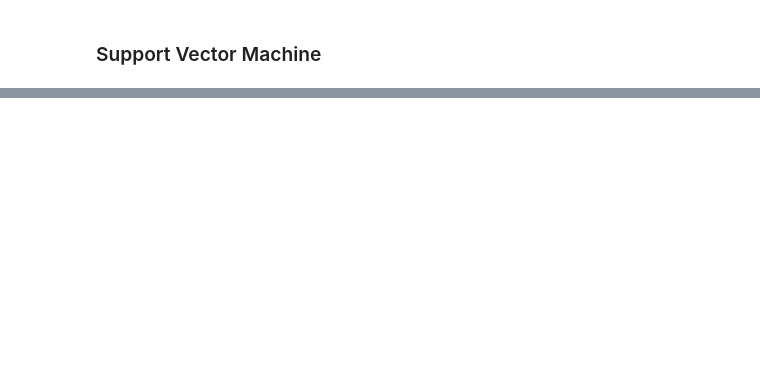
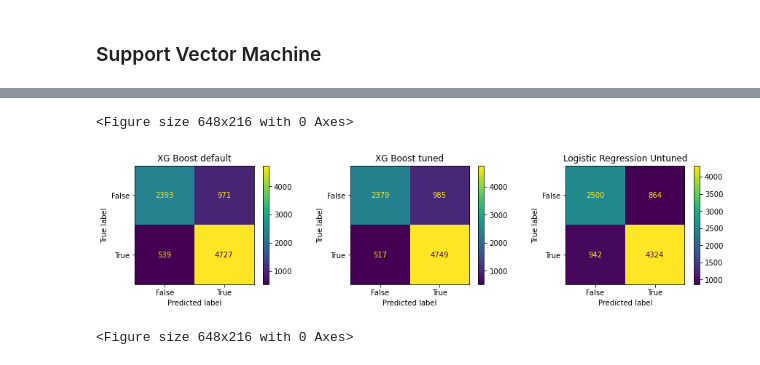
Before and after one commit to timo282/Tanzania_Pumps_Prediction, a Jupyter notebook: Prediction_Model _1.ipynb, the cells around one changed output, grey strips where cells are left out. Cells and saved outputs as stored; diff of their text form; code cells hidden in the pictures; blank space fills up the shorter version.

```diff
--- a/Prediction_Model _1.ipynb
+++ b/Prediction_Model _1.ipynb
@@ -396,0 +477,16 @@ plt.show()
+# %%
+fig, axes = plt.subplots(nrows = 1, ncols = 3, figsize=(15,3))
+for i, row in df_act_pred.iterrows():
+    y_test_f = row['Actuals']
+    y_pred_f_bin = row['Predicted']
+
+    confusion_matrix = metrics.confusion_matrix(y_test_f, y_pred_f_bin)
+
+    cm_display = metrics.ConfusionMatrixDisplay(confusion_matrix = confusion_matrix, display_labels = [False, True])
+    cm_display.plot(ax = axes[i])
+    cm_display.ax_.set_title(row['Model'])
+plt.figure(figsize=(9, 3))
+# %% [output]
+<Figure size 648x216 with 0 Axes>
+[figure, added]
+<Figure size 648x216 with 0 Axes>
```
Also changed, not shown: parts of 28 cells of this notebook.
